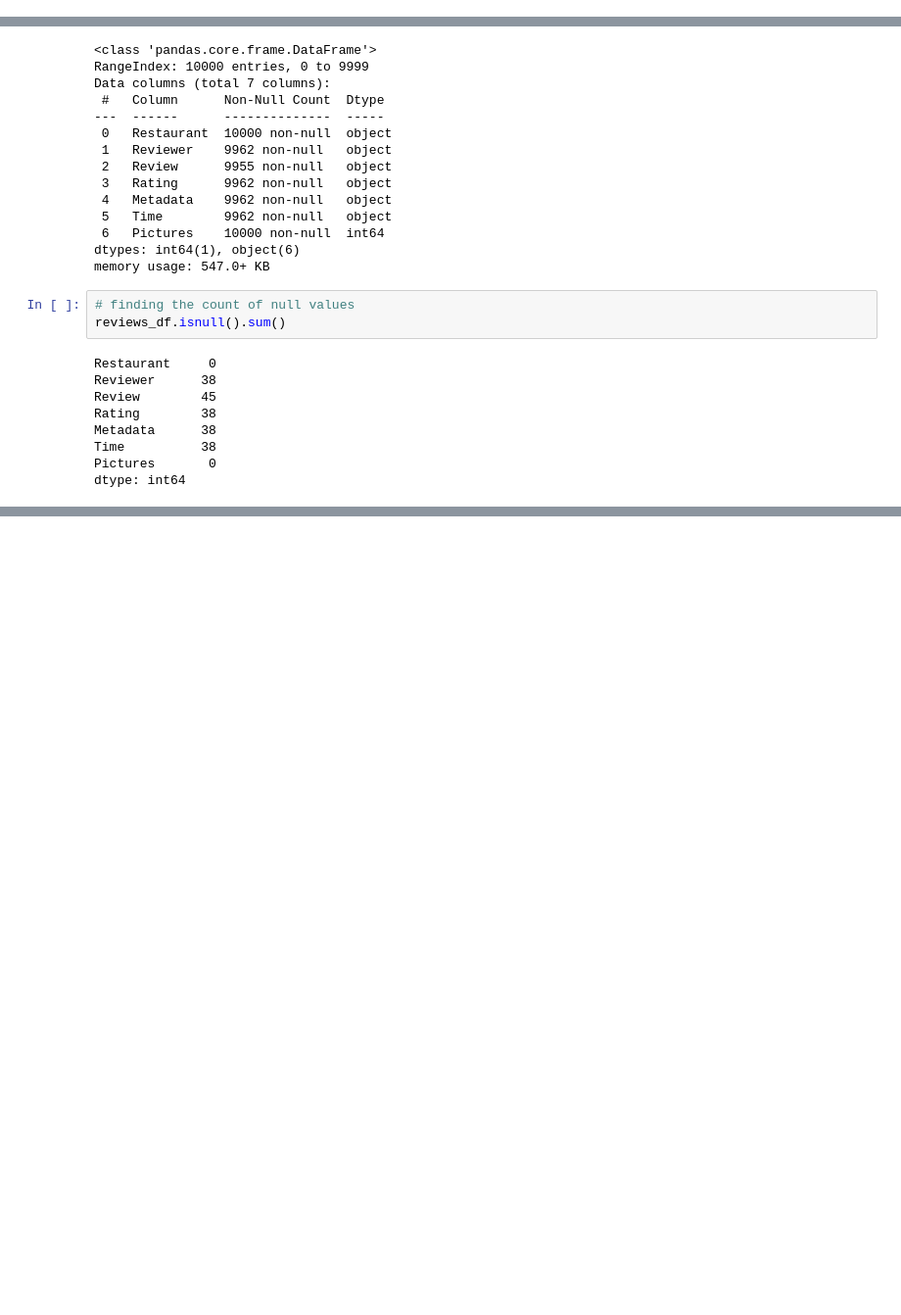
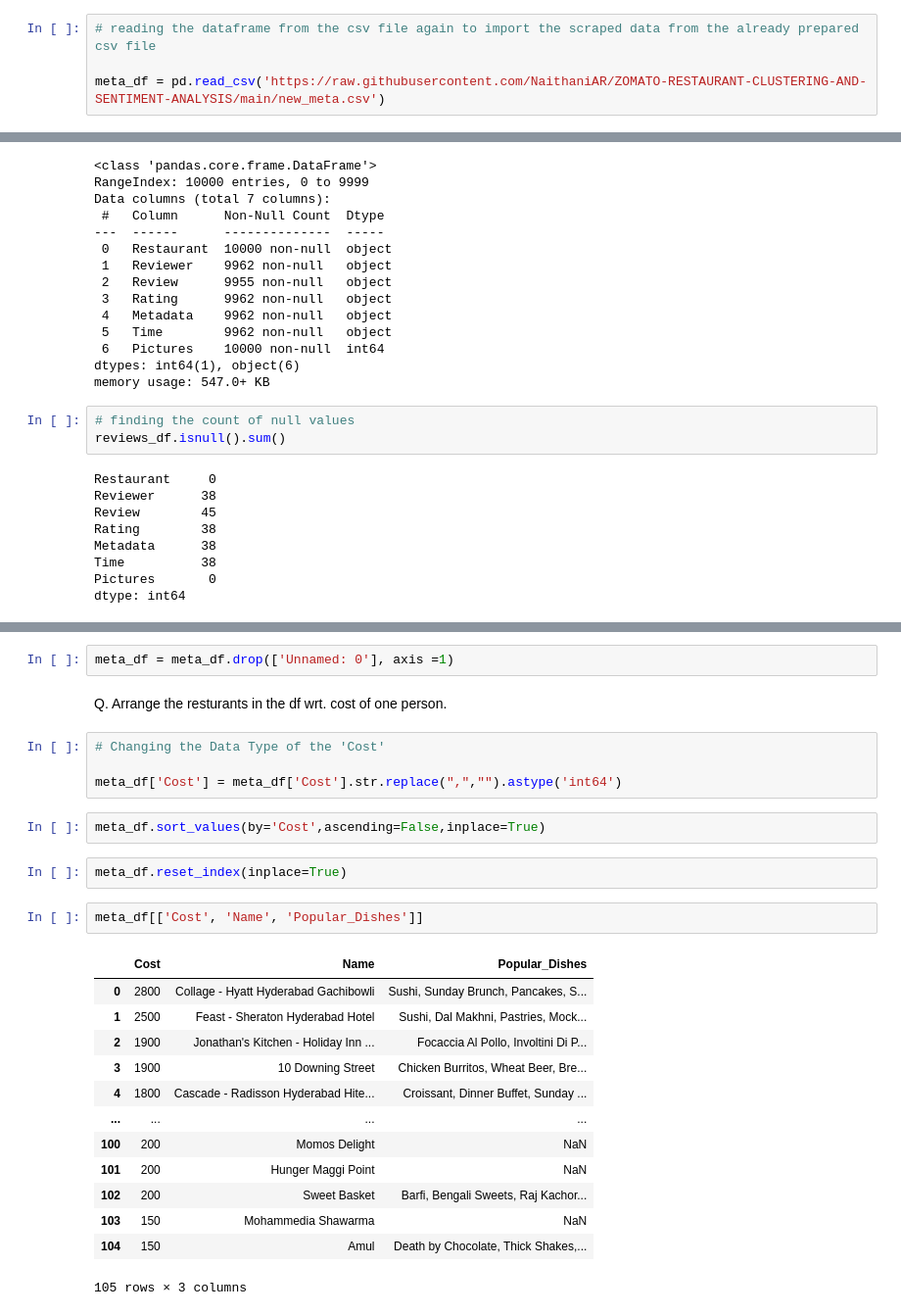
Before and after one commit to NaithaniAR/CapstoneProject-MLClustering, a Jupyter notebook: ZOMATO_RESTAURANT_CLUSTERING_AND_SENTIMENT_ANALYSIS.ipynb, the cells around one changed output, grey strips where cells are left out. Shown at 98% size. Drawn from its saved outputs; the diff is of its cells as text; blank space fills up the shorter version.

```diff
--- a/ZOMATO_RESTAURANT_CLUSTERING_AND_SENTIMENT_ANALYSIS.ipynb
+++ b/ZOMATO_RESTAURANT_CLUSTERING_AND_SENTIMENT_ANALYSIS.ipynb
@@ -173,3 +140,7 @@ meta_df['Cost'] = meta_df['Cost'].str.replace(",","").astype('int64')
+# %%
+# reading the dataframe from the csv file again to import the scraped data from the already prepared csv file
+
+meta_df = pd.read_csv('https://raw.githubusercontent.com/NaithaniAR/ZOMATO-RESTAURANT-CLUSTERING-AND-SENTIMENT-ANALYSIS/main/new_meta.csv')
 # %% [markdown]
 ## Reviews
 # %%
@@ -222,0 +350,28 @@ reviews_df['Rating'].fillna(3.5,inplace=True)
+# %%
+meta_df = meta_df.drop(['Unnamed: 0'], axis =1)
+# %% [markdown]
+Q. Arrange the resturants in the df wrt. cost of one person.
+# %%
+# Changing the Data Type of the 'Cost'
+
+meta_df['Cost'] = meta_df['Cost'].str.replace(",","").astype('int64')
+# %%
+meta_df.sort_values(by='Cost',ascending=False,inplace=True)
+# %%
+meta_df.reset_index(inplace=True)
+# %%
+meta_df[['Cost', 'Name', 'Popular_Dishes']]
+# %% [output]
+|  | Cost | Name | Popular_Dishes |
+| 0 | 2800 | Collage - Hyatt Hyderabad Gachibowli | Sushi, Sunday Brunch, Pancakes, S... |
+| 1 | 2500 | Feast - Sheraton Hyderabad Hotel | Sushi, Dal Makhni, Pastries, Mock... |
+| 2 | 1900 | Jonathan's Kitchen - Holiday Inn ... | Focaccia Al Pollo, Involtini Di P... |
+| 3 | 1900 | 10 Downing Street | Chicken Burritos, Wheat Beer, Bre... |
+| 4 | 1800 | Cascade - Radisson Hyderabad Hite... | Croissant, Dinner Buffet, Sunday ... |
+| ... | ... | ... | ... |
+| 100 | 200 | Momos Delight | NaN |
+| 101 | 200 | Hunger Maggi Point | NaN |
+| 102 | 200 | Sweet Basket | Barfi, Bengali Sweets, Raj Kachor... |
+| 103 | 150 | Mohammedia Shawarma | NaN |
+| 104 | 150 | Amul | Death by Chocolate, Thick Shakes,... |
+105 rows × 3 columns
```
Also changed, not shown: parts of 70 cells of this notebook.
